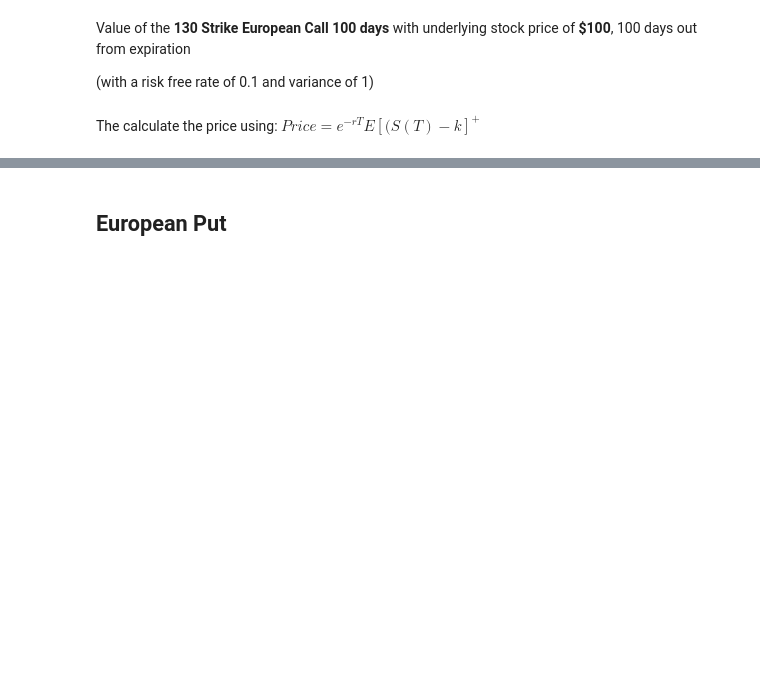
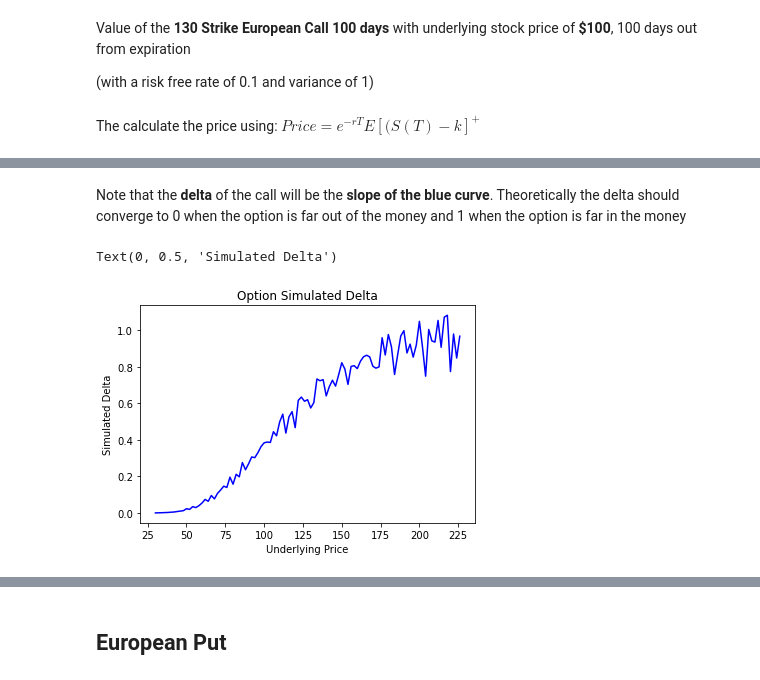
Before and after one commit to mrodek/ISYE6644-GRP236-OptionPricing, a Jupyter notebook: OptionsPricingSimulation.ipynb, the cells around one changed output, grey strips where cells are left out. Saved outputs shown, nothing was run; the diff lists cells and outputs as text; code cells hidden in the pictures; blank space fills up the shorter version.

```diff
--- a/OptionsPricingSimulation.ipynb
+++ b/OptionsPricingSimulation.ipynb
@@ -77,0 +114,23 @@ k = 130 # Strike price
+# %%
+def mc_eurocall(underlying=100, k=130, mu=0.05, sigma2=0.15, m=int(1e4), n=100, T=1, verbose=True):
+
+    S = gbm(start_price=underlying, mu=mu, sigma2= sigma2, m=m, n=n)
+    payoff_col = round(T*n) - 1
+
+    #Calculate the payout vector for all of the runs above
+    #payout = S[:,-1]-k
+    payout = S[:,payoff_col]-k
+    #print(payoff_col)
+
+    payout = np.array((payout,np.zeros(m)))
+    payout = payout.max(axis=0)
+
+    #The expected payout is the mean of all the payouts
+    exp_payout = np.mean(payout)
+    European_Call_MC = np.exp(-r*T)*exp_payout
+
+    if verbose:
+        print(f"The expected payout is {exp_payout}")
+        print(f"The simulated option value is {European_Call_MC}")
+
+    return European_Call_MC
@@ -104,0 +233,10 @@ European_Call
+# %% [markdown]
+Note that the **delta** of the call will be the **slope of the blue curve**. Theoretically the delta should converge to 0 when the option is far out of the money and 1 when the option is far in the money
+# %%
+plt.title("Option Simulated Delta")
+plt.plot([*range(30,230,2)[:-1]],(fair_price[1:] - fair_price[:-1])/2,color="blue")
+plt.xlabel("Underlying Price")
+plt.ylabel("Simulated Delta")
+# %% [output]
+Text(0, 0.5, 'Simulated Delta')
+[figure, added]
```
Also changed, not shown: parts of 55 cells of this notebook.
